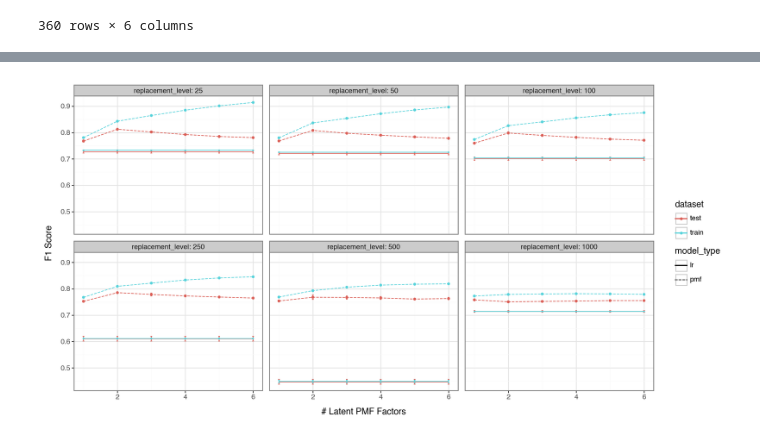
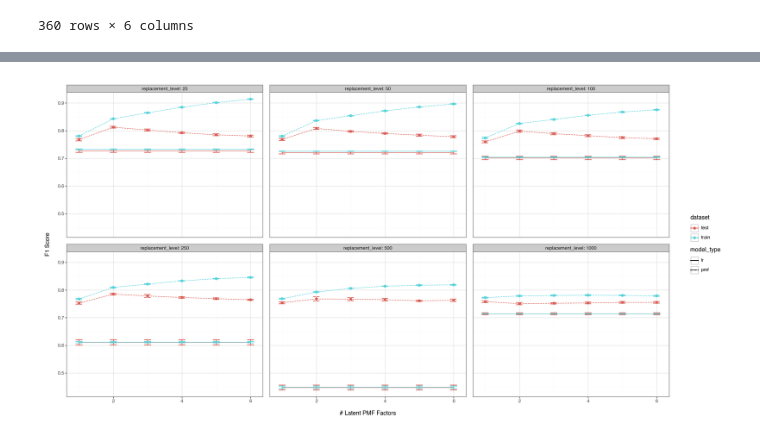
Before and after one commit to baronet2/boulder2vec, a Jupyter notebook: eval.ipynb, the cells around one changed output, grey strips where cells are left out. Cells and saved outputs as stored; diff of their text form; code cells hidden in the pictures.

```diff
--- a/eval.ipynb
+++ b/eval.ipynb
@@ -108,34 +107,34 @@ metrics
 import plotnine
 from plotnine import *
 
 plot_data = (
     metrics
     .groupby(['model_type', 'replacement_level', 'num_factors', 'dataset'])
     ['F1 Score'].agg(['mean', 'std', 'size'])
     .reset_index()
     .assign(
         se = lambda d: d['std'] / d['size'].apply(np.sqrt),
         mean_err_min = lambda d: d['mean'] - 1.96 * d.se,
         mean_err_max = lambda d: d['mean'] + 1.96 * d.se
     )
 )
 
-plotnine.options.figure_size = (12, 6)
+plotnine.options.figure_size = (18,9)
 p = (
   plot_data
   .pipe(ggplot, aes(x = "num_factors", y = "mean", color = "dataset", linetype = "model_type")) +
   # Add horizontal lines for logistic regression
   # geom_hline(aes(yintercept = "mean", color = "dataset"), data = plot_data.query("model_type == 'lr'")) +
   # Add lines and points for PMF
   geom_line() +
-  geom_errorbar(aes(ymin = "mean_err_min", ymax = "mean_err_max"), width = 0.05) +
-  geom_point(size = 1, data = plot_data.query("model_type == 'pmf'")) +
+  geom_errorbar(aes(ymin = "mean_err_min", ymax = "mean_err_max"), width = 0.2, size = 0.75) +
+  geom_point(size = 2, data = plot_data.query("model_type == 'pmf'")) +
   facet_wrap("~ replacement_level", labeller="label_both") +
   labs(x = "# Latent PMF Factors", y = "F1 Score") +
   theme_bw()
 )
 
 
 p
 # %% [output]
-[figure, old version]
+[figure, new version]
```
Also changed, not shown: parts of 4 cells of this notebook.
